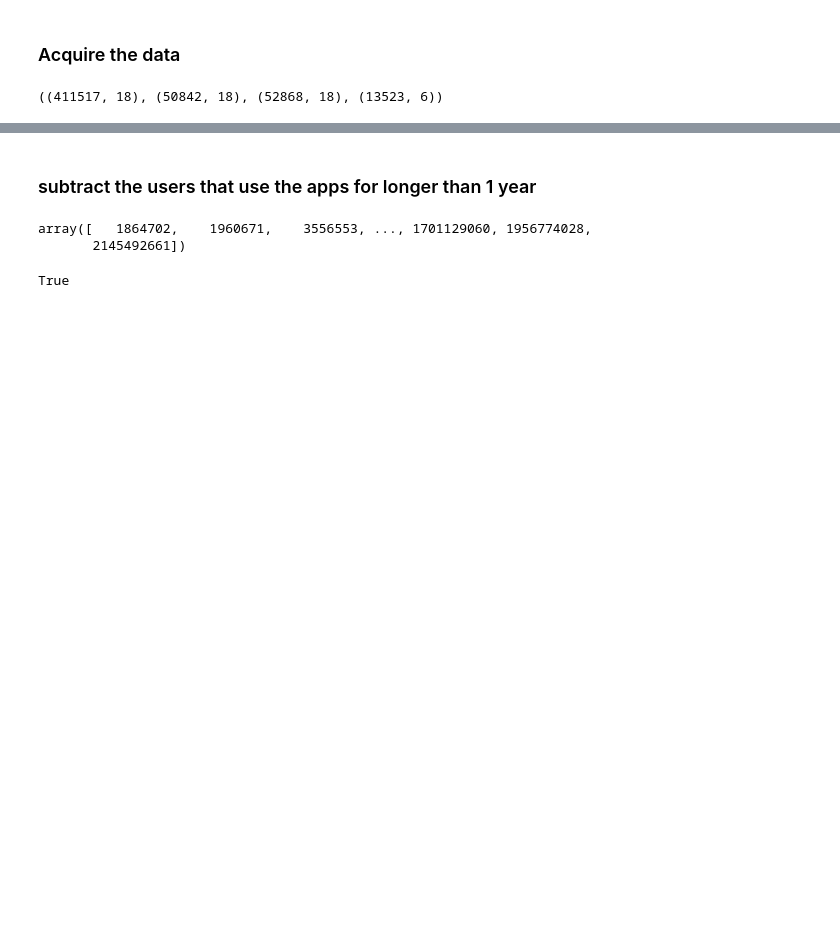
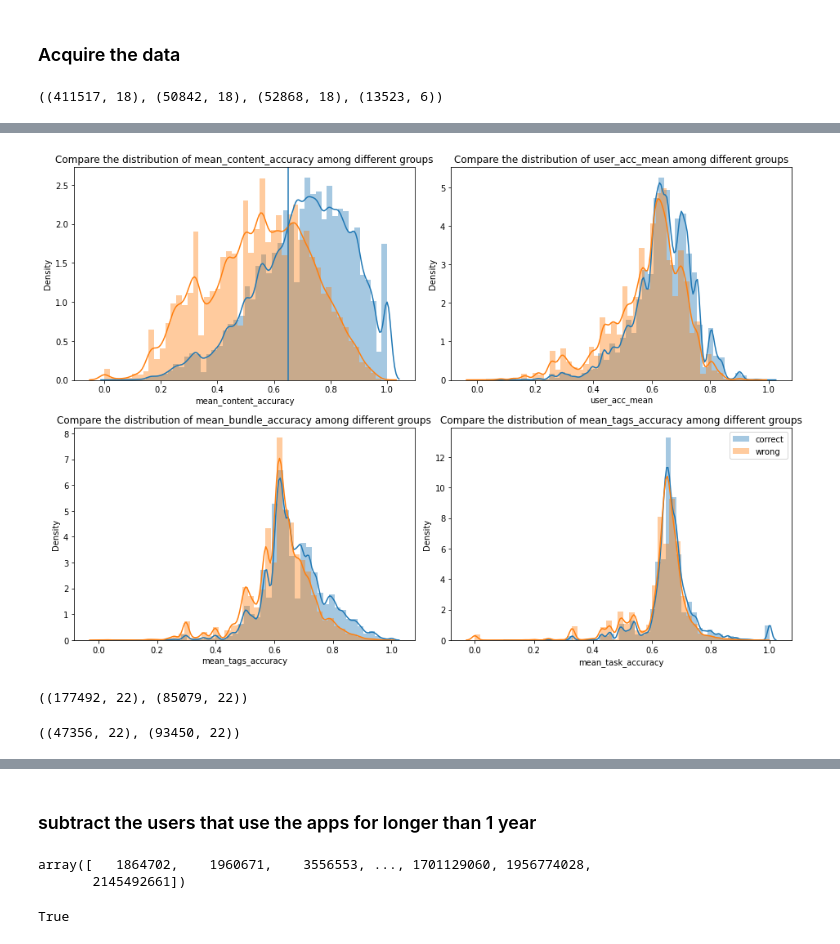
Before and after one commit to Yongliang-Shi/riiid_answer_correctness_prediction, a Jupyter notebook: explore.ipynb, the cells around one changed output, grey strips where cells are left out. Cells and saved outputs as stored; diff of their text form; code cells hidden in the pictures; blank space fills up the shorter version.

```diff
--- a/explore.ipynb
+++ b/explore.ipynb
@@ -81,0 +77,9 @@ plt.show()
+# %%
+# Create the correct group and wrong group
+correct = (train.answered_correctly == 1)
+wrong = (train.answered_correctly == 0)
+
+correct = train[correct]
+wrong = train[wrong]
+
+correct.shape, wrong.shape
@@ -81,0 +120,49 @@ plt.show()
+# %%
+# mean_content_accuracy in different group
+
+plt.figure(figsize=(13,9))
+
+plt.subplot(221)
+sns.distplot(correct.mean_content_accuracy, label='correct')
+sns.distplot(wrong.mean_content_accuracy, label='wrong')
+plt.title("Compare the distribution of mean_content_accuracy among different groups")
+plt.axvline(x=0.65)
+
+plt.subplot(222)
+sns.distplot(correct.user_acc_mean, label='correct')
+sns.distplot(wrong.user_acc_mean, label='wrong')
+plt.title("Compare the distribution of user_acc_mean among different groups")
+
+plt.subplot(223)
+sns.distplot(correct.mean_tags_accuracy, label='correct')
+sns.distplot(wrong.mean_tags_accuracy, label='wrong')
+plt.title("Compare the distribution of mean_bundle_accuracy among different groups")
+
+plt.subplot(224)
+sns.distplot(correct.mean_task_accuracy, label='correct')
+sns.distplot(wrong.mean_task_accuracy, label='wrong')
+plt.title("Compare the distribution of mean_tags_accuracy among different groups")
+
+plt.tight_layout()
+plt.legend()
+plt.show()
+# %% [output]
+[figure, added]
+# %%
+mask_above = correct.mean_content_accuracy >= 0.65
+correct_above = correct[mask_above]
+mask_below = correct.mean_content_accuracy < 0.65
+correct_below = correct[mask_below]
+
+correct_above.shape, correct_below.shape
+# %% [output]
+((177492, 22), (85079, 22))
+# %%
+mask_above = wrong.mean_content_accuracy >= 0.65
+wrong_above = wrong[mask_above]
+mask_below = wrong.mean_content_accuracy < 0.65
+wrong_below = wrong[mask_below]
+
+wrong_above.shape, wrong_below.shape
+# %% [output]
+((47356, 22), (93450, 22))
```
Also changed, not shown: parts of 32 cells of this notebook.
